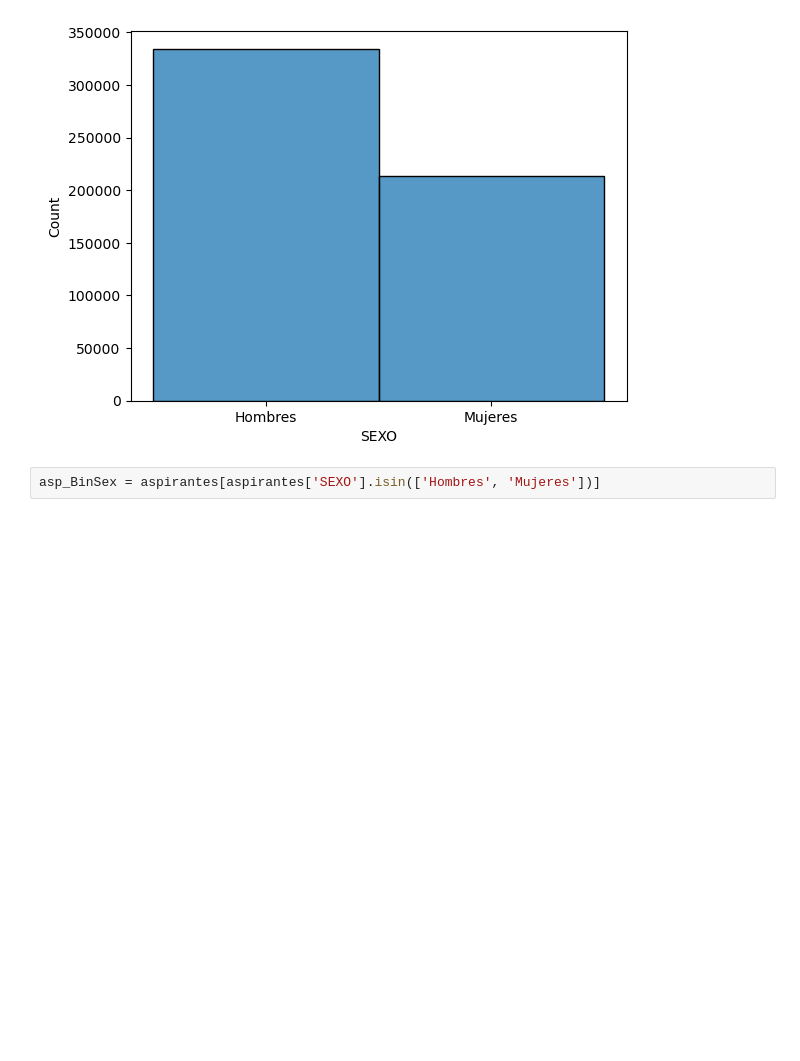
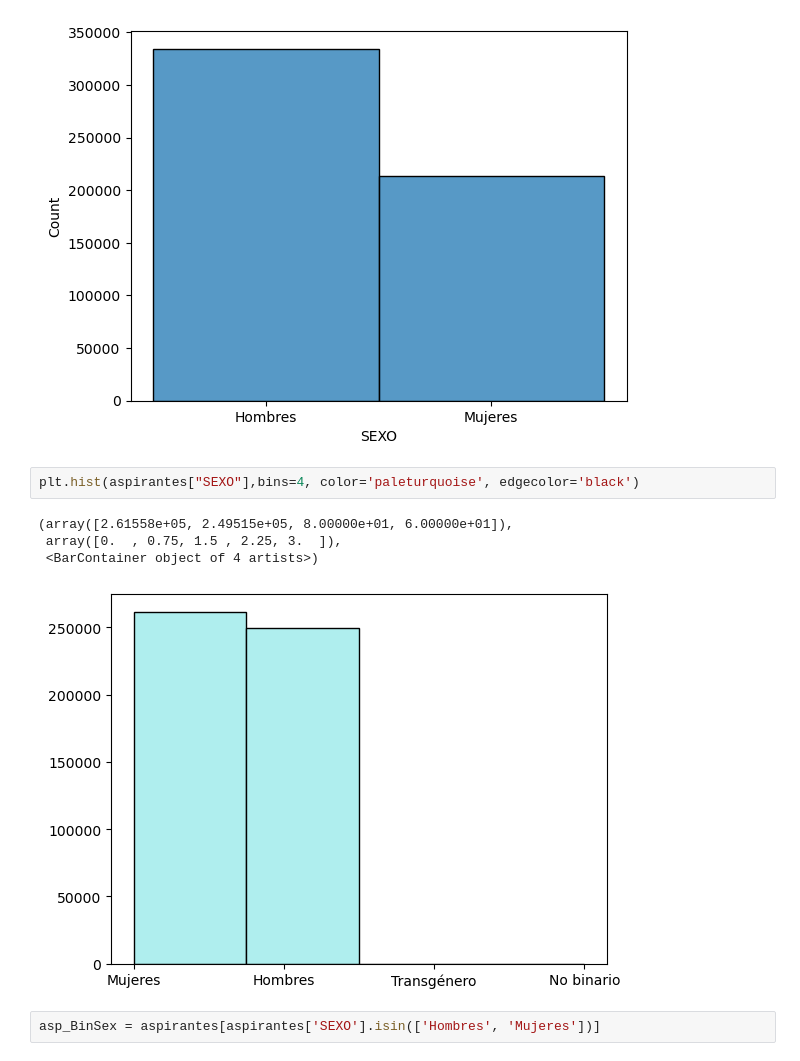
Before and after one commit to 10scar/Proyecto-ABD-2024-2, a Jupyter notebook: inferencia.ipynb, the cells around one changed output. Drawn from its saved outputs; the diff is of its cells as text; blank space fills up the shorter version.

```diff
--- a/inferencia.ipynb
+++ b/inferencia.ipynb
@@ -145,6 +145,13 @@ sns.histplot(data=matriculados,x="SEXO")
 # %% [output]
 <AxesSubplot:xlabel='SEXO', ylabel='Count'>
 [figure]
+# %%
+plt.hist(aspirantes["SEXO"],bins=4, color='paleturquoise', edgecolor='black')
+# %% [output]
+(array([2.61558e+05, 2.49515e+05, 8.00000e+01, 6.00000e+01]),
+ array([0.  , 0.75, 1.5 , 2.25, 3.  ]),
+ <BarContainer object of 4 artists>)
+[figure, added]
 # %%
 asp_BinSex = aspirantes[aspirantes['SEXO'].isin(['Hombres', 'Mujeres'])]
 # %%
```
Also changed, not shown: parts of 46 cells of this notebook.
